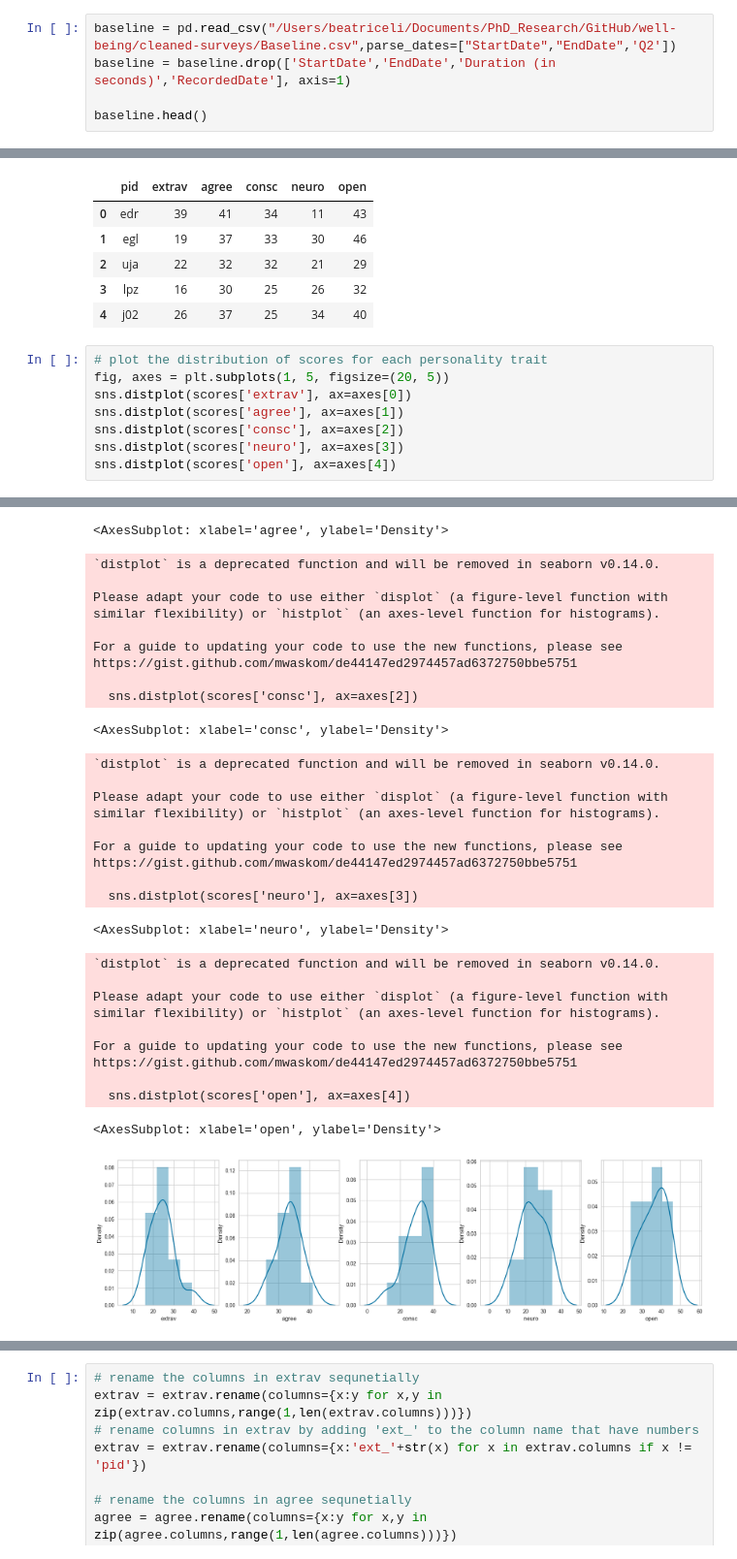
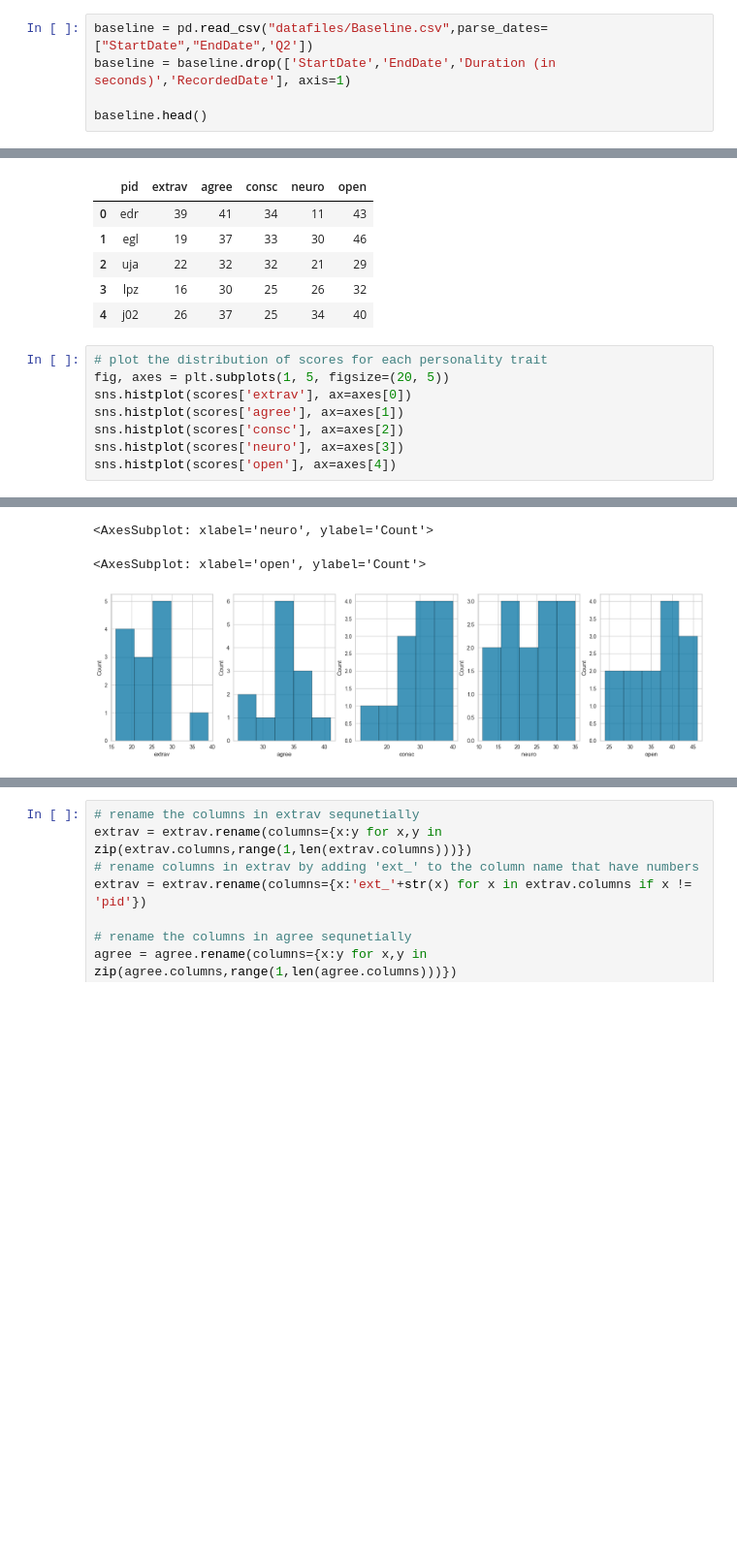
Before and after one commit to beatriceli/wellbeing22, a Jupyter notebook: baseline.ipynb, the cells around one changed output, grey strips where cells are left out. Shown at 97% size. Drawn from its saved outputs; the diff is of its cells as text; blank space fills up the shorter version.

```diff
--- a/baseline.ipynb
+++ b/baseline.ipynb
@@ -16,7 +16,7 @@ from yellowbrick.cluster import KElbowVisualizer
 from IPython.core.interactiveshell import InteractiveShell
 InteractiveShell.ast_node_interactivity = "all"
 # %%
-baseline = pd.read_csv("/Users/beatriceli/Documents/PhD_Research/GitHub/well-being/cleaned-surveys/Baseline.csv",parse_dates=["StartDate","EndDate",'Q2'])
+baseline = pd.read_csv("datafiles/Baseline.csv",parse_dates=["StartDate","EndDate",'Q2'])
 baseline = baseline.drop(['StartDate','EndDate','Duration (in seconds)','RecordedDate'], axis=1)
 
 baseline.head()
@@ -200,9 +190,9 @@ scores.head()
 # %%
 # plot the distribution of scores for each personality trait
 fig, axes = plt.subplots(1, 5, figsize=(20, 5))
-sns.distplot(scores['extrav'], ax=axes[0])
-sns.distplot(scores['agree'], ax=axes[1])
-sns.distplot(scores['consc'], ax=axes[2])
-sns.distplot(scores['neuro'], ax=axes[3])
-sns.distplot(scores['open'], ax=axes[4])
+sns.histplot(scores['extrav'], ax=axes[0])
+sns.histplot(scores['agree'], ax=axes[1])
+sns.histplot(scores['consc'], ax=axes[2])
+sns.histplot(scores['neuro'], ax=axes[3])
+sns.histplot(scores['open'], ax=axes[4])
 # %% [output]
@@ -228,32 +202,3 @@ https://gist.github.com/mwaskom/de44147ed2974457ad6372750bbe5751
-<AxesSubplot: xlabel='agree', ylabel='Density'>
+<AxesSubplot: xlabel='neuro', ylabel='Count'>
-`distplot` is a deprecated function and will be removed in seaborn v0.14.0.
-
-Please adapt your code to use either `displot` (a figure-level function with
-similar flexibility) or `histplot` (an axes-level function for histograms).
-
-For a guide to updating your code to use the new functions, please see
-https://gist.github.com/mwaskom/de44147ed2974457ad6372750bbe5751
-
-  sns.distplot(scores['consc'], ax=axes[2])
+<AxesSubplot: xlabel='open', ylabel='Count'>
-<AxesSubplot: xlabel='consc', ylabel='Density'>
-`distplot` is a deprecated function and will be removed in seaborn v0.14.0.
-
-Please adapt your code to use either `displot` (a figure-level function with
-similar flexibility) or `histplot` (an axes-level function for histograms).
-
-For a guide to updating your code to use the new functions, please see
-https://gist.github.com/mwaskom/de44147ed2974457ad6372750bbe5751
-
-  sns.distplot(scores['neuro'], ax=axes[3])
-<AxesSubplot: xlabel='neuro', ylabel='Density'>
-`distplot` is a deprecated function and will be removed in seaborn v0.14.0.
-
-Please adapt your code to use either `displot` (a figure-level function with
-similar flexibility) or `histplot` (an axes-level function for histograms).
-
-For a guide to updating your code to use the new functions, please see
-https://gist.github.com/mwaskom/de44147ed2974457ad6372750bbe5751
-
-  sns.distplot(scores['open'], ax=axes[4])
-<AxesSubplot: xlabel='open', ylabel='Density'>
-[figure, old version]
+[figure, new version]
```
Also changed, not shown: parts of 18 cells of this notebook, 5 other files.
